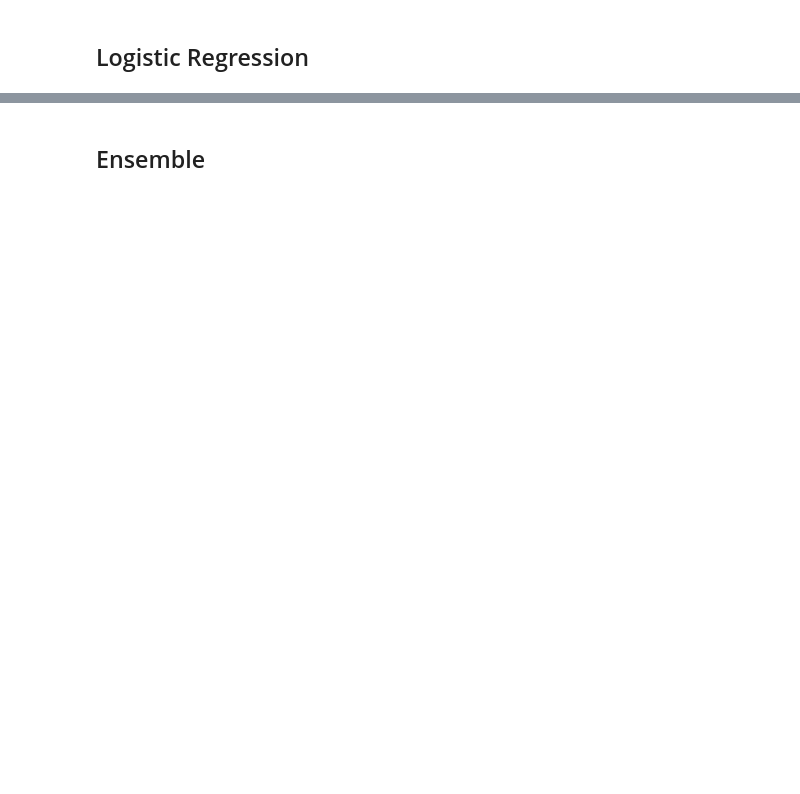
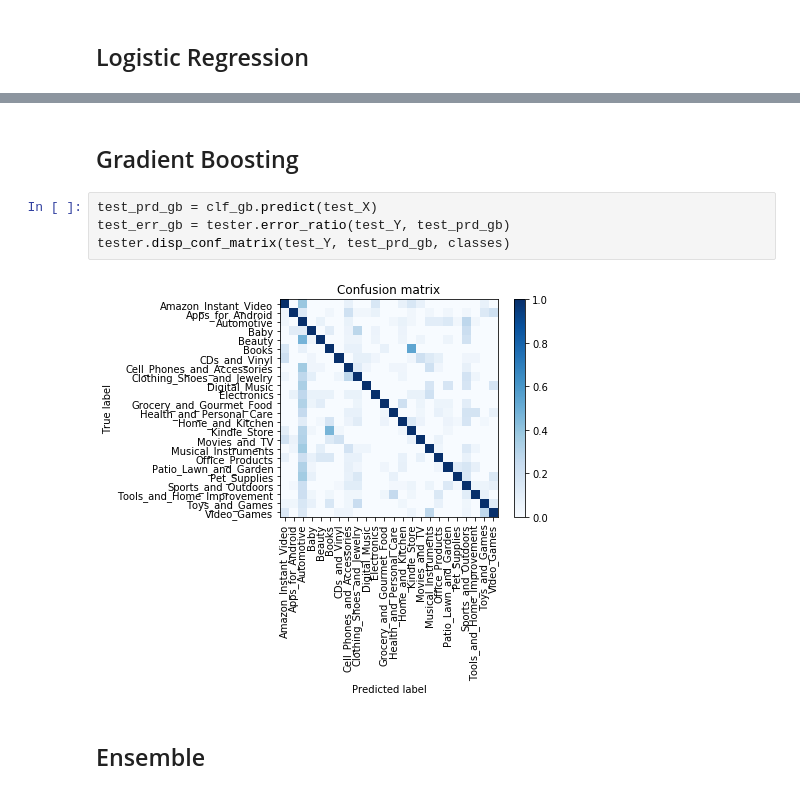
Before and after one commit to calexdiaz143/cs-175-amazon-project-clone, a Jupyter notebook: main/project.ipynb, the cells around one changed output, grey strips where cells are left out. Drawn from its saved outputs; the diff is of its cells as text; blank space fills up the shorter version.

```diff
--- a/main/project.ipynb
+++ b/main/project.ipynb
@@ -58,3 +72,11 @@ tester.disp_conf_matrix(test_Y, test_prd_lr, classes)
+# %% [markdown]
+## Gradient Boosting
+# %%
+test_prd_gb = clf_gb.predict(test_X)
+test_err_gb = tester.error_ratio(test_Y, test_prd_gb)
+tester.disp_conf_matrix(test_Y, test_prd_gb, classes)
+# %% [output]
+[figure, added]
 # %% [markdown]
 ## Ensemble
 # %%
```
Also changed, not shown: parts of 15 cells of this notebook, 2 other files.
